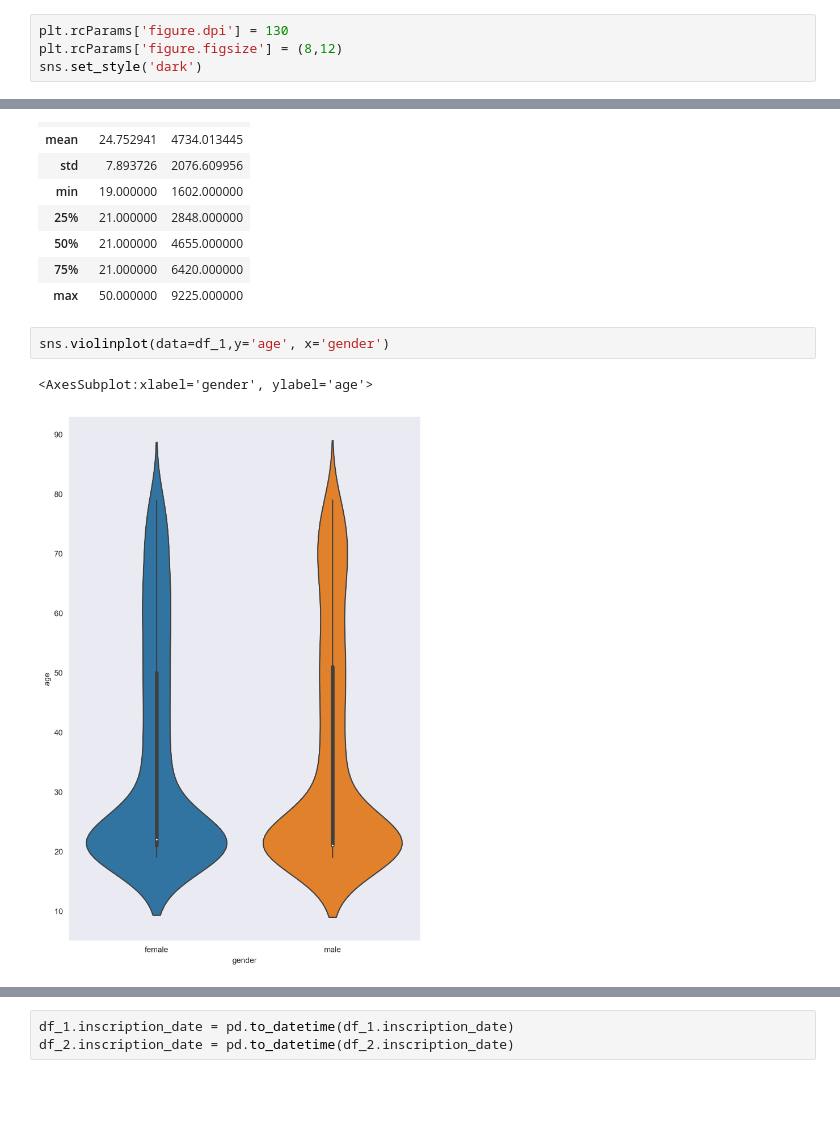
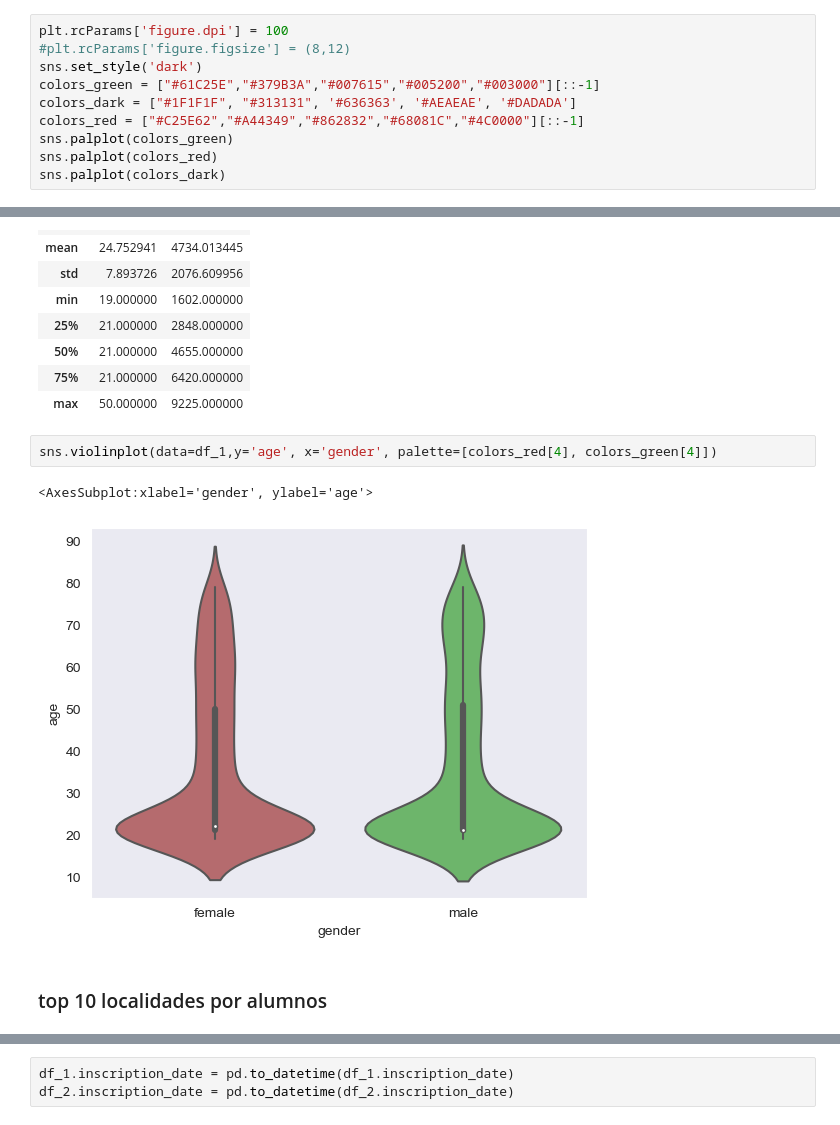
Before and after one commit to fajose/Skill-Up-DA-c-Python, a Jupyter notebook: assets/notebooks/Grupo A.ipynb, the cells around one changed output, grey strips where cells are left out. Drawn from its saved outputs; the diff is of its cells as text; blank space fills up the shorter version.

```diff
--- a/assets/notebooks/Grupo A.ipynb
+++ b/assets/notebooks/Grupo A.ipynb
@@ -11,4 +11,10 @@ import seaborn as sns
 # %%
-plt.rcParams['figure.dpi'] = 130
-plt.rcParams['figure.figsize'] = (8,12)
+plt.rcParams['figure.dpi'] = 100
+#plt.rcParams['figure.figsize'] = (8,12)
 sns.set_style('dark')
+colors_green = ["#61C25E","#379B3A","#007615","#005200","#003000"][::-1]
+colors_dark = ["#1F1F1F", "#313131", '#636363', '#AEAEAE', '#DADADA']
+colors_red = ["#C25E62","#A44349","#862832","#68081C","#4C0000"][::-1]
+sns.palplot(colors_green)
+sns.palplot(colors_red)
+sns.palplot(colors_dark)
@@ -113,7 +136,9 @@ df_2.describe()
 | 75% | 21.000000 | 6420.000000 |
 | max | 50.000000 | 9225.000000 |
 # %%
-sns.violinplot(data=df_1,y='age', x='gender')
+sns.violinplot(data=df_1,y='age', x='gender', palette=[colors_red[4], colors_green[4]])
 # %% [output]
 <AxesSubplot:xlabel='gender', ylabel='age'>
-[figure, old version]
+[figure, new version]
+# %% [markdown]
+### top 10 localidades por alumnos
```
Also changed, not shown: parts of 21 cells of this notebook.
